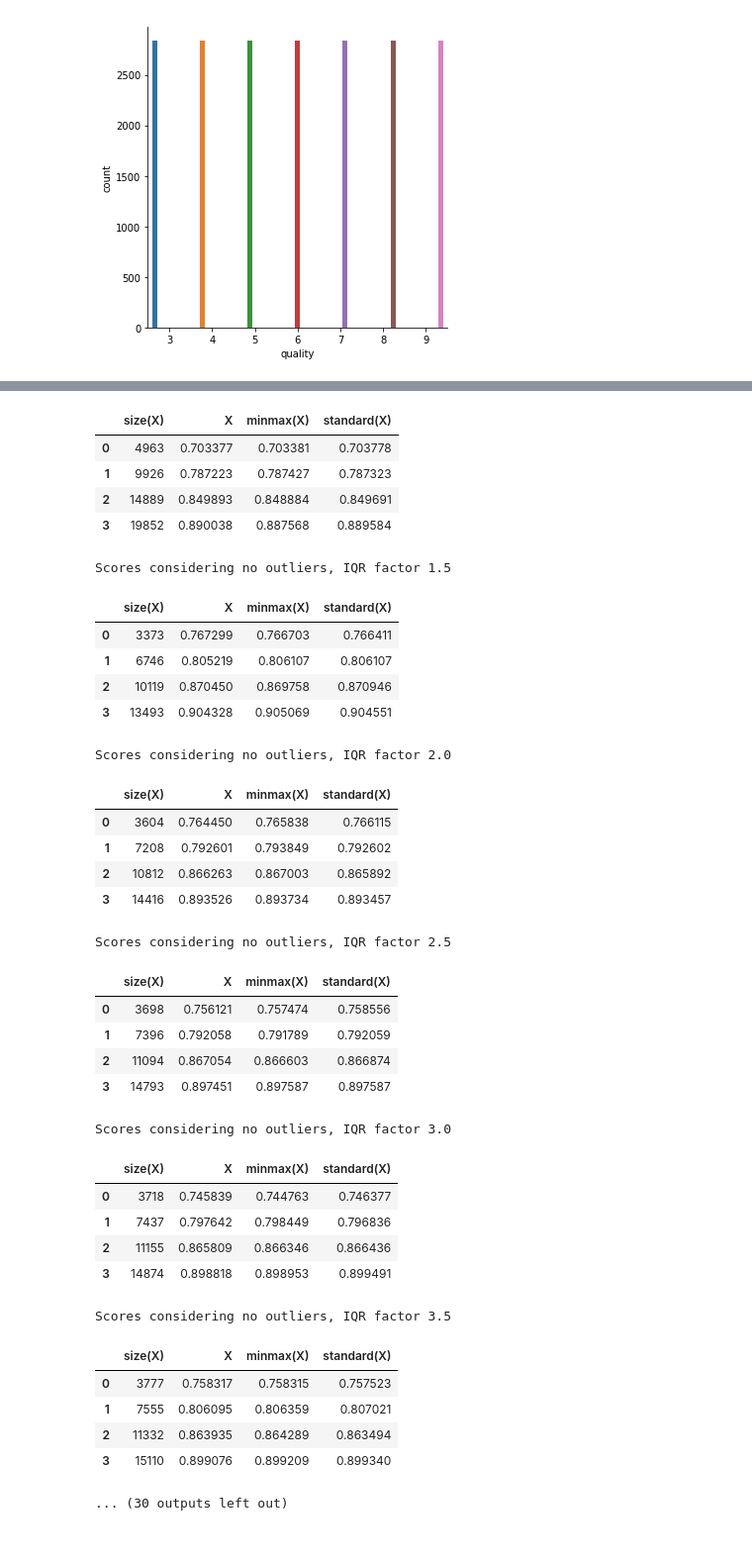
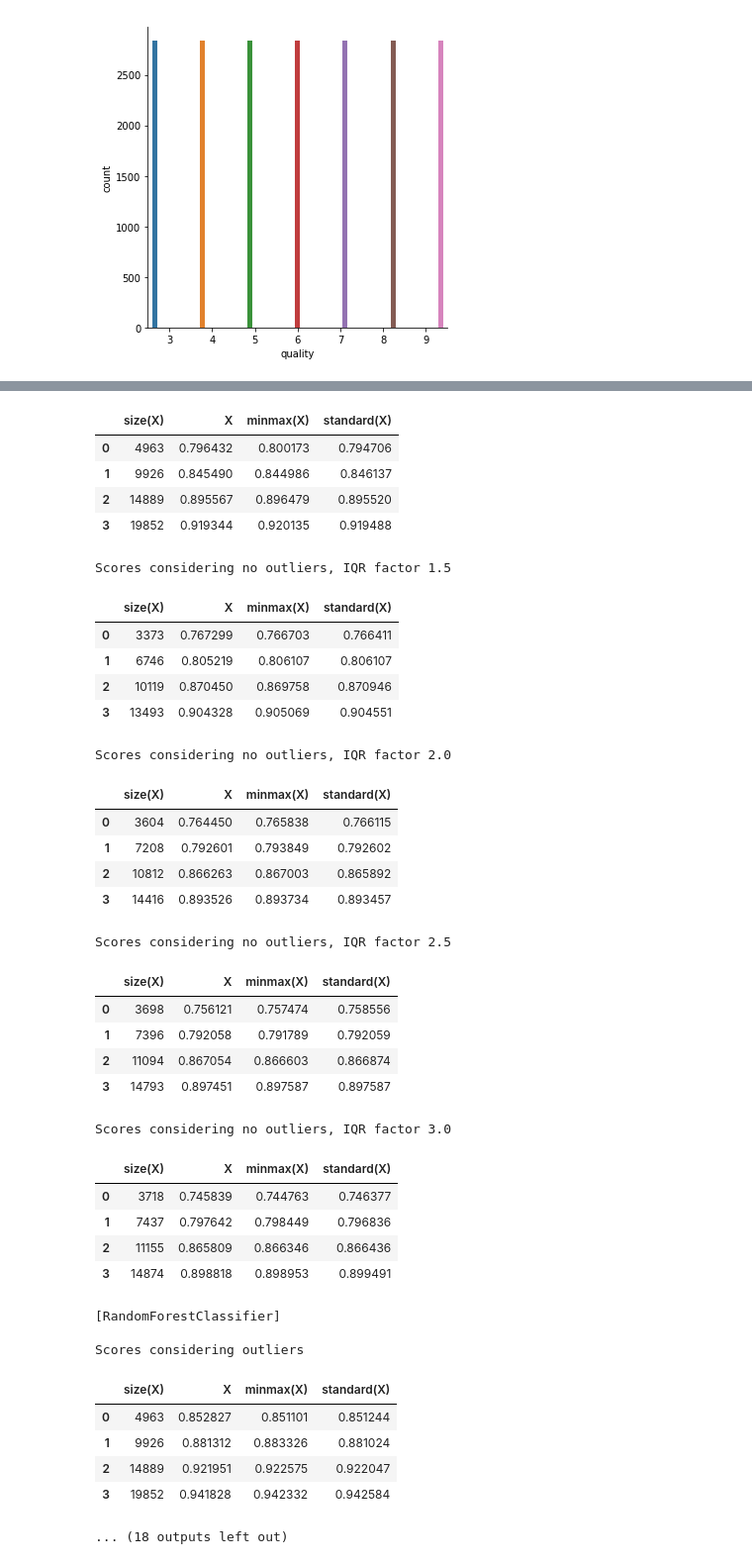
Before and after one commit to fernandojunior/wine-test, a Jupyter notebook: notebook.ipynb, the cells around one changed output, grey strips where cells are left out. Shown: that part at 99% size. Drawn from its saved outputs; the diff is of its cells as text; code cells hidden in the pictures.

```diff
--- a/notebook.ipynb
+++ b/notebook.ipynb
@@ -284,6 +273,8 @@ from sklearn.model_selection import cross_val_score
 from sklearn.tree import DecisionTreeClassifier
 from sklearn.ensemble import RandomForestClassifier
 from sklearn.discriminant_analysis import LinearDiscriminantAnalysis
+import warnings
+warnings.filterwarnings('ignore')
 
 def cross_validation(classifier, X, y, cv=10, size_proportions=[0.25, 0.50, 0.75, 1.0]):
     '''
@@ -308,26 +299,26 @@ def cross_validation(classifier, X, y, cv=10, size_proportions=[0.25, 0.50, 0.75
 # Initialize the models
 clf_A = DecisionTreeClassifier(random_state=0)
 clf_B = RandomForestClassifier(n_estimators=100)
-clf_C = LinearDiscriminantAnalysis()
+clf_C = LinearDiscriminantAnalysis()  # Variables must not be collinear
 
 classifiers = [clf_A, clf_B, clf_C]
-iqr_factors = [1.5, 2.0, 2.5, 3.0, 3.5]
+iqr_factors = [1.5, 2.0, 2.5, 3.0]
 size_proportions=[0.25, 0.50, 0.75, 1.0]
-cv_k_fold = 7
+cv = ShuffleSplit(n_splits=7, test_size=0.2, random_state=0)
 
-# Execute the 'cross_validation' function for each classifier, iqr_factor and training set size proportions
+# Execute 'cross_validation' for each classifier, normalization type, training set size and iqr_factor
 for clf in classifiers:
     print("\n[{}]\n".format(clf.__class__.__name__))
 
     print('Scores considering outliers')
     X_all, y_all = data_balanced[feature_cols], data_balanced[target_col]
-    scores = cross_validation(clf, X_all, y_all, cv=k_fold)
+    scores = cross_validation(clf, X_all, y_all, cv=cv)
     display(scores)
 
     for iqr_factor in iqr_factors:
         print('Scores considering no outliers, IQR factor', iqr_factor)
         X_all, y_all = remove_outliers(data_balanced, feature_cols, target_col, factor=iqr_factor)
-        scores = cross_validation(clf, X_all, y_all, cv=cv_k_fold)
+        scores = cross_validation(clf, X_all, y_all, cv=k_fold)
         display(scores)
 
 
@@ -343,40 +334,42 @@ for clf in classifiers:
 # %% [output]
 [DecisionTreeClassifier]
 
 Scores considering outliers
 |  | size(X) | X | minmax(X) | standard(X) |
-| 0 | 4963 | 0.703377 | 0.703381 | 0.703778 |
-| 1 | 9926 | 0.787223 | 0.787427 | 0.787323 |
-| 2 | 14889 | 0.849893 | 0.848884 | 0.849691 |
-| 3 | 19852 | 0.890038 | 0.887568 | 0.889584 |
+| 0 | 4963 | 0.796432 | 0.800173 | 0.794706 |
+| 1 | 9926 | 0.845490 | 0.844986 | 0.846137 |
+| 2 | 14889 | 0.895567 | 0.896479 | 0.895520 |
+| 3 | 19852 | 0.919344 | 0.920135 | 0.919488 |
 Scores considering no outliers, IQR factor 1.5
 |  | size(X) | X | minmax(X) | standard(X) |
 | 0 | 3373 | 0.767299 | 0.766703 | 0.766411 |
 | 1 | 6746 | 0.805219 | 0.806107 | 0.806107 |
 | 2 | 10119 | 0.870450 | 0.869758 | 0.870946 |
 | 3 | 13493 | 0.904328 | 0.905069 | 0.904551 |
 Scores considering no outliers, IQR factor 2.0
 |  | size(X) | X | minmax(X) | standard(X) |
 | 0 | 3604 | 0.764450 | 0.765838 | 0.766115 |
 | 1 | 7208 | 0.792601 | 0.793849 | 0.792602 |
 | 2 | 10812 | 0.866263 | 0.867003 | 0.865892 |
 | 3 | 14416 | 0.893526 | 0.893734 | 0.893457 |
 Scores considering no outliers, IQR factor 2.5
 |  | size(X) | X | minmax(X) | standard(X) |
 | 0 | 3698 | 0.756121 | 0.757474 | 0.758556 |
 | 1 | 7396 | 0.792058 | 0.791789 | 0.792059 |
 | 2 | 11094 | 0.867054 | 0.866603 | 0.866874 |
 | 3 | 14793 | 0.897451 | 0.897587 | 0.897587 |
 Scores considering no outliers, IQR factor 3.0
 |  | size(X) | X | minmax(X) | standard(X) |
 | 0 | 3718 | 0.745839 | 0.744763 | 0.746377 |
 | 1 | 7437 | 0.797642 | 0.798449 | 0.796836 |
 | 2 | 11155 | 0.865809 | 0.866346 | 0.866436 |
 | 3 | 14874 | 0.898818 | 0.898953 | 0.899491 |
-Scores considering no outliers, IQR factor 3.5
+[RandomForestClassifier]
+
+Scores considering outliers
 |  | size(X) | X | minmax(X) | standard(X) |
-| 0 | 3777 | 0.758317 | 0.758315 | 0.757523 |
-| 1 | 7555 | 0.806095 | 0.806359 | 0.807021 |
-| 2 | 11332 | 0.863935 | 0.864289 | 0.863494 |
-| 3 | 15110 | 0.899076 | 0.899209 | 0.899340 |
+| 0 | 4963 | 0.852827 | 0.851101 | 0.851244 |
+| 1 | 9926 | 0.881312 | 0.883326 | 0.881024 |
+| 2 | 14889 | 0.921951 | 0.922575 | 0.922047 |
+| 3 | 19852 | 0.941828 | 0.942332 | 0.942584 |
-... (30 outputs left out)
+... (18 outputs left out)
```
Also changed, not shown: parts of 6 cells of this notebook, 1 other file.
